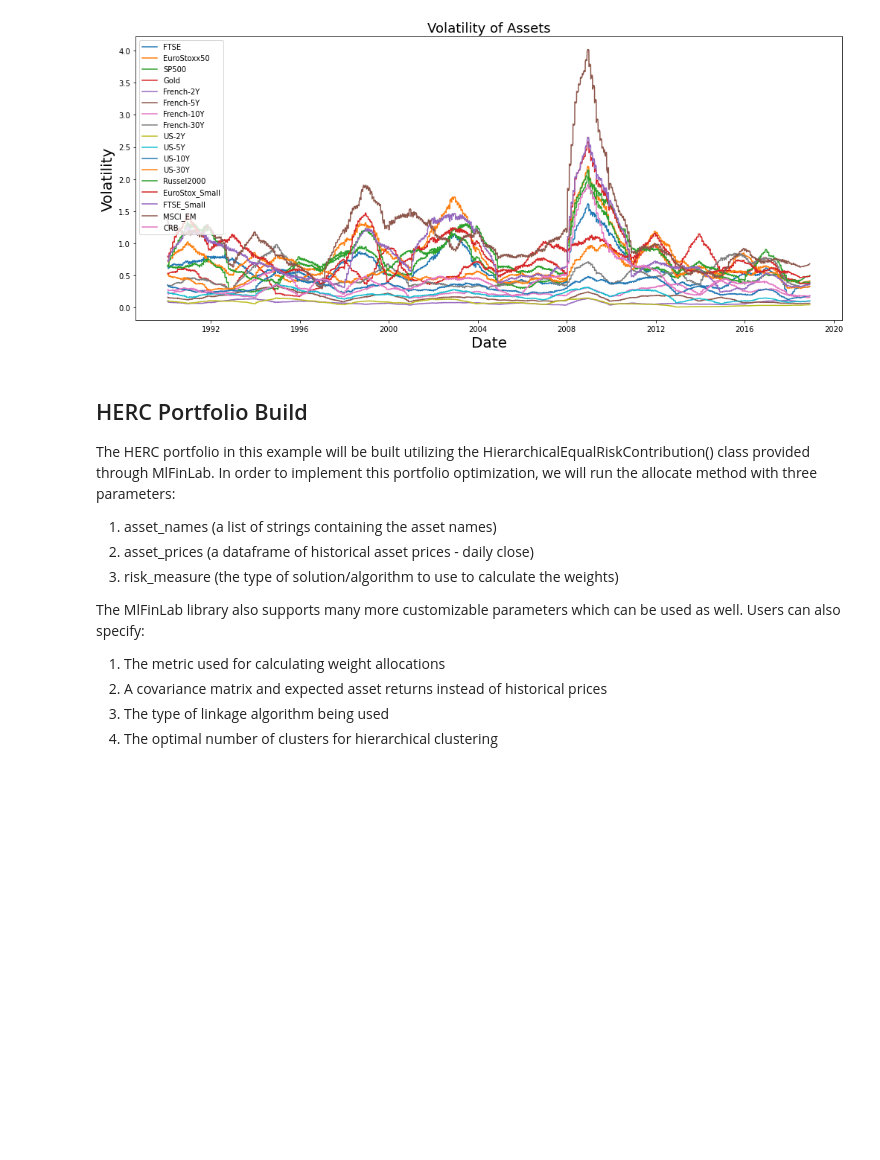
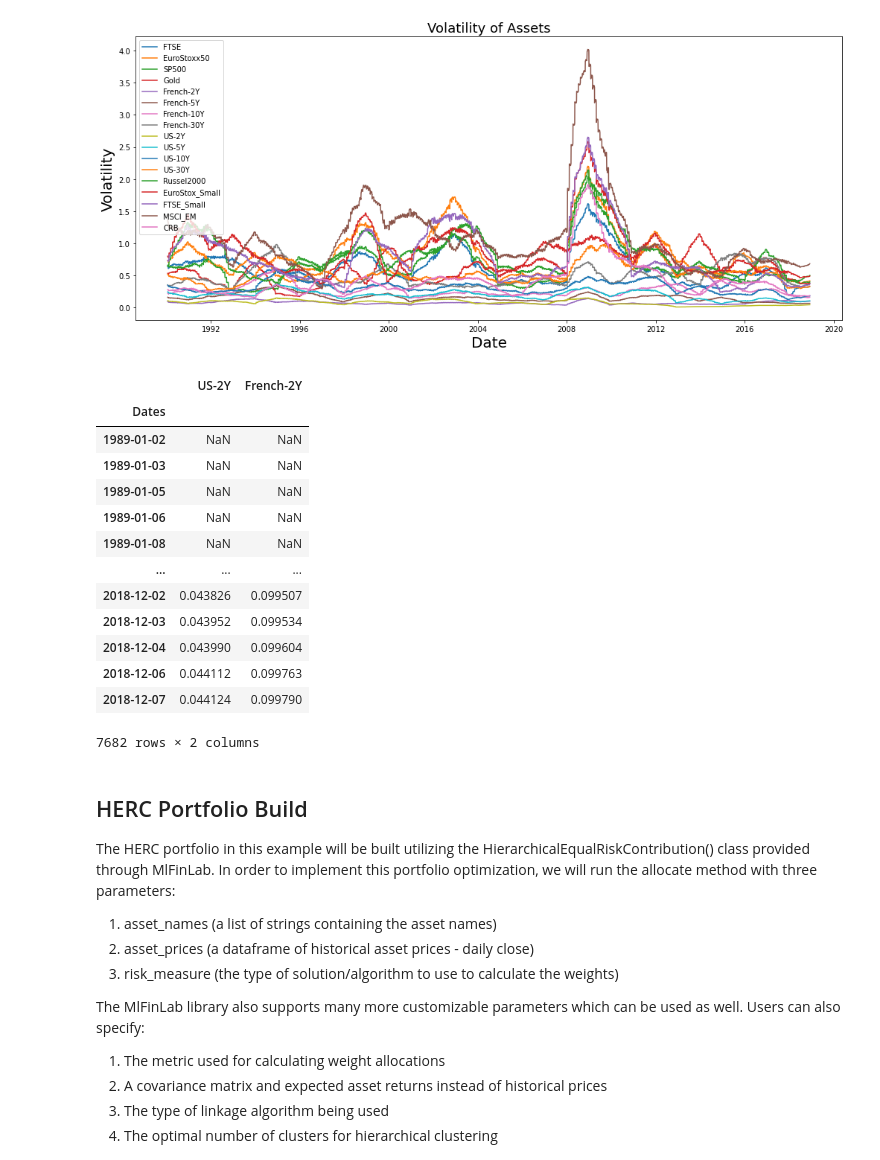
Before and after one commit to tzw101/research, a Jupyter notebook: Portfolio Optimisation Tutorials/HERC & HRP Comparison/HERC_HRP_comparison.ipynb, the cells around one changed output. Cells and saved outputs as stored; diff of their text form; code cells hidden in the pictures; blank space fills up the shorter version.

```diff
--- a/Portfolio Optimisation Tutorials/HERC & HRP Comparison/HERC_HRP_comparison.ipynb
+++ b/Portfolio Optimisation Tutorials/HERC & HRP Comparison/HERC_HRP_comparison.ipynb
@@ -74,6 +74,23 @@ plt.legend(stock_prices.columns, loc='upper left')
 plt.show()
 # %% [output]
 [figure]
+# %%
+volatility[['US-5Y', 'French-2Y']]
+# %% [output]
+|  | US-2Y | French-2Y |
+| Dates |  |  |
+| 1989-01-02 | NaN | NaN |
+| 1989-01-03 | NaN | NaN |
+| 1989-01-05 | NaN | NaN |
+| 1989-01-06 | NaN | NaN |
+| 1989-01-08 | NaN | NaN |
+| ... | ... | ... |
+| 2018-12-02 | 0.043826 | 0.099507 |
+| 2018-12-03 | 0.043952 | 0.099534 |
+| 2018-12-04 | 0.043990 | 0.099604 |
+| 2018-12-06 | 0.044112 | 0.099763 |
+| 2018-12-07 | 0.044124 | 0.099790 |
+7682 rows × 2 columns
 # %% [markdown]
 ## HERC Portfolio Build
 
```
Also changed, not shown: parts of 2 cells of this notebook.
